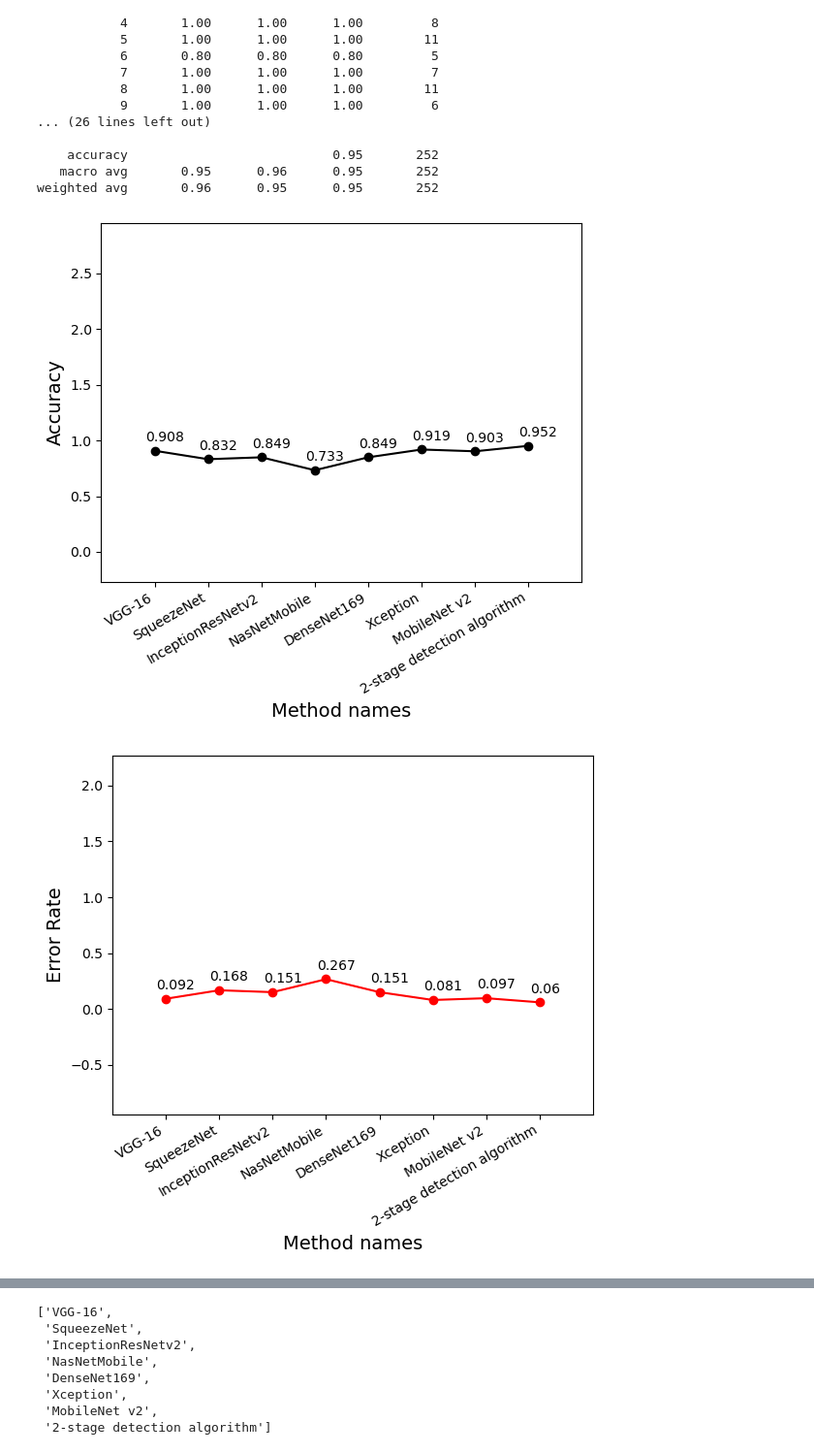
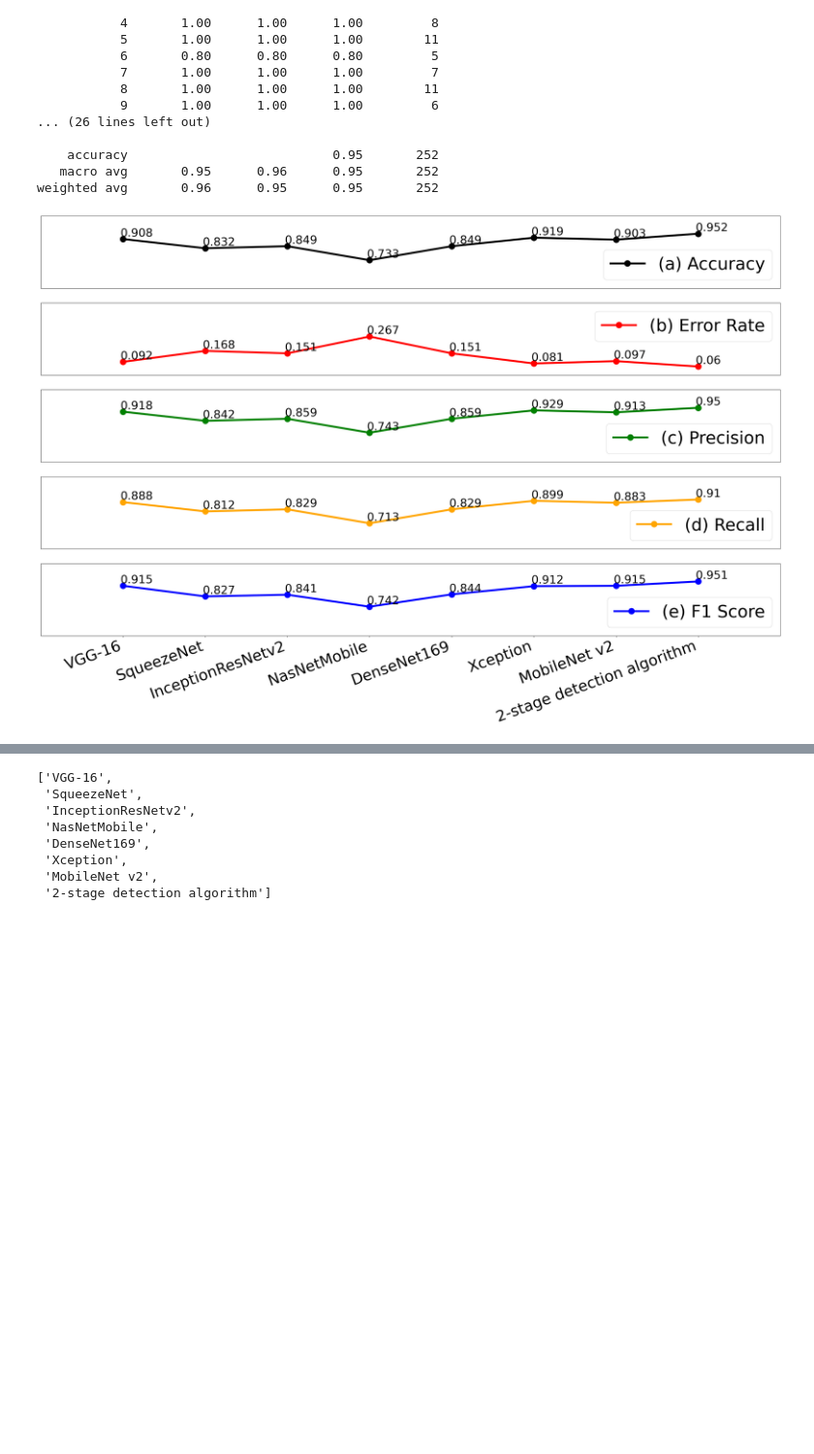
Before and after one commit to tirtharajsinha/ASL-Classifier, a Jupyter notebook: ASL_keypoint_detector.ipynb, the cells around one changed output, grey strips where cells are left out. Shown at 97% size. Drawn from its saved outputs; the diff is of its cells as text; code cells hidden in the pictures; blank space fills up the shorter version.

```diff
--- a/ASL_keypoint_detector.ipynb
+++ b/ASL_keypoint_detector.ipynb
@@ -252,7 +292,10 @@ acc_graph={
     "value":[0.908, 0.832, 0.849, 0.733, 0.849, 0.919, 0.903, 0.952],
     "y_title":"Accuracy",
     "x_title":"Method names",
-    "Title":"Comparison graph of various method based on compression ratio"
+    "Title":"Comparison graph of various method based on compression ratio",
+    "color":"black",
+    "limit" : [0.5,1.1],
+    "legand_loc":"lower right"
 }
 
 
@@ -261,7 +304,10 @@ er_graph={
     "value":[0.092, 0.168, 0.151, 0.267, 0.151, 0.081, 0.097, 0.06],
     "y_title":"Error Rate",
     "x_title":"Method names",
-    "Title":"Comparison graph of various method based on PSNR"
+    "Title":"Comparison graph of various method based on PSNR",
+    "color":"red",
+    "limit" : [0,0.5],
+    "legand_loc":"upper right"
 }
 
 p_graph={
@@ -269,7 +315,10 @@ p_graph={
     "value":[0.918, 0.842, 0.859, 0.743, 0.859, 0.929, 0.913, 0.95],
     "y_title":"Precision",
     "x_title":"Method names",
-    "Title":"Comparison graph of various method based on SNR"
+    "Title":"Comparison graph of various method based on SNR",
+    "color":"green",
+    "limit" : [0.5,1.1],
+    "legand_loc":"lower right"
 }
 
 r_graph={
@@ -277,7 +326,10 @@ r_graph={
     "value":[0.888, 0.812, 0.829, 0.713, 0.829, 0.899, 0.883, 0.91],
     "y_title":"Recall",
     "x_title":"Method names",
-    "Title":"Comparison graph of various method based on SSI"
+    "Title":"Comparison graph of various method based on SSI",
+    "color":"orange",
+    "limit" : [0.5,1.1],
+    "legand_loc":"lower right"
 }
 
 f1_graph={
@@ -285,14 +337,23 @@ f1_graph={
     "value":[0.915, 0.827, 0.841, 0.742, 0.844, 0.912, 0.915, 0.951],
     "y_title":"F1 Score",
     "x_title":"Method names",
-    "Title":"Comparison graph of various method based on MSE"
+    "Title":"Comparison graph of various method based on MSE",
+    "color":"blue",
+    "limit" : [0.5,1.1],
+    "legand_loc":"lower right"
 }
 # %%
-graph_generator(acc_graph)
-graph_generator(er_graph,color="red")
-graph_generator(p_graph,color="green")
-graph_generator(r_graph,color="orange")
-graph_generator(f1_graph,color="blue")
+# graph_generator(acc_graph)
+# graph_generator(er_graph,color="red")
+# graph_generator(p_graph,color="green")
+# graph_generator(r_graph,color="orange")
+# graph_generator(f1_graph,color="blue")
+
+graphs=[acc_graph,er_graph,p_graph,r_graph,f1_graph]
+# graphs=[r_graph]
+
+# graph_generator_bulk(graphs)
+graph_generator_subplot(graphs)
+# r_graph
 # %% [output]
-[figure, old version]
+[figure, new version]
-[figure, removed]
```
Also changed, not shown: parts of 2 cells of this notebook, 56 other files.
